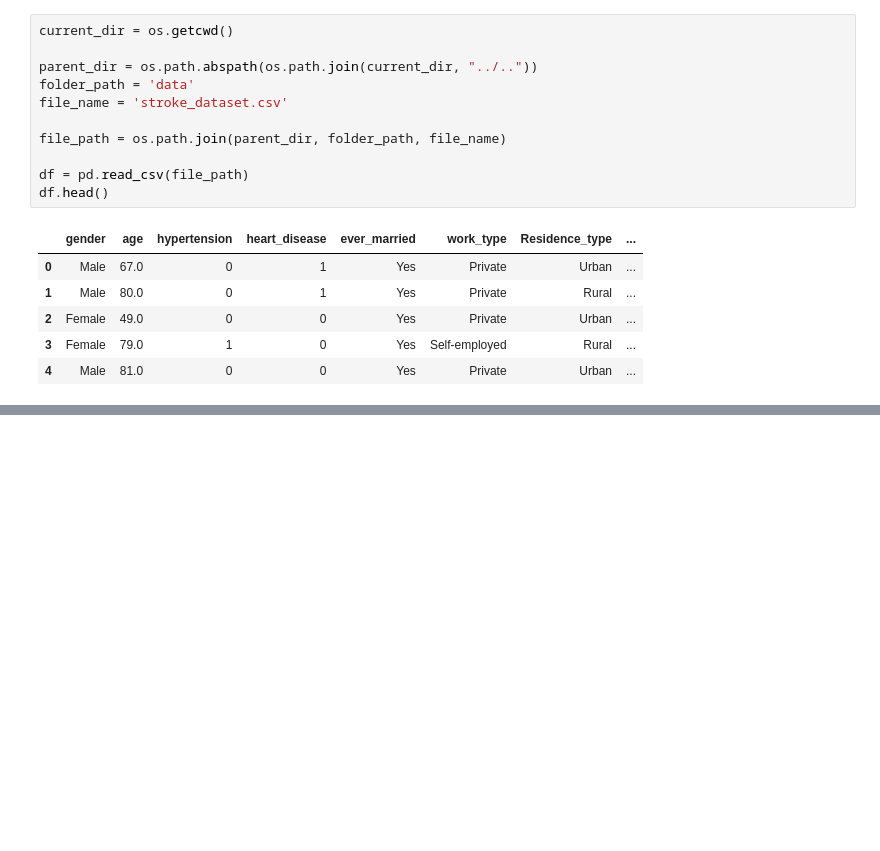
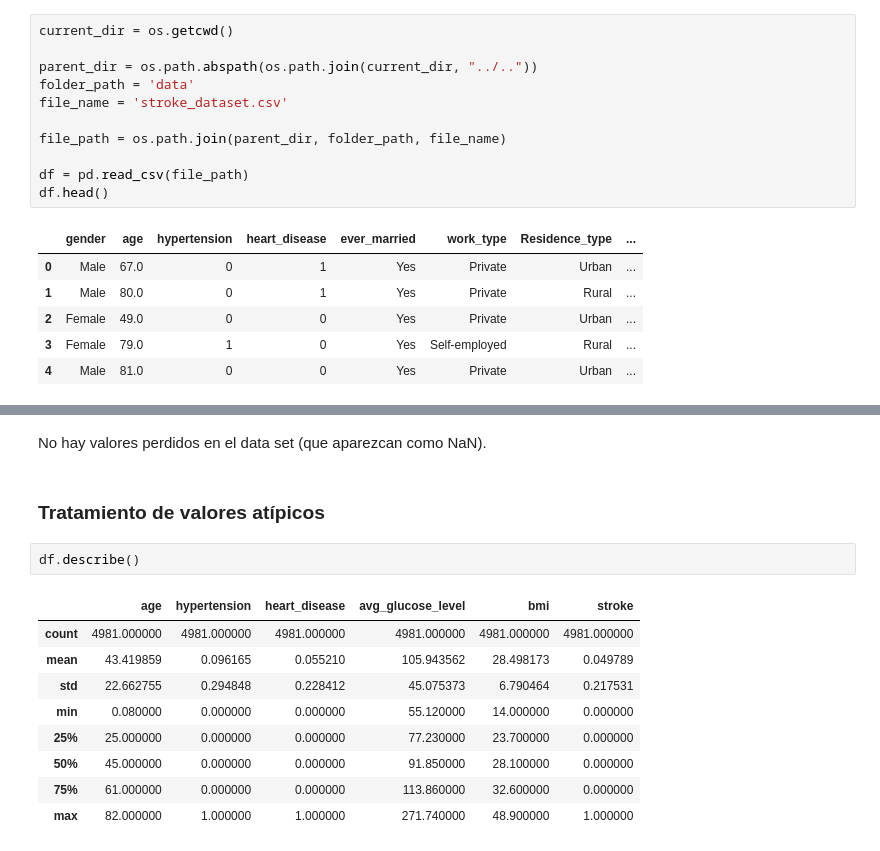
Before and after one commit to carrillo-p/DS_Grupo3, a Jupyter notebook: models/catboost/EDA.ipynb, the cells around one changed output, grey strips where cells are left out. Cells and saved outputs as stored; diff of their text form; blank space fills up the shorter version.

```diff
--- a/models/catboost/EDA.ipynb
+++ b/models/catboost/EDA.ipynb
@@ -26,0 +44,16 @@ df.head()
+# %% [markdown]
+No hay valores perdidos en el data set (que aparezcan como NaN).
+# %% [markdown]
+### Tratamiento de valores atípicos
+# %%
+df.describe()
+# %% [output]
+|  | age | hypertension | heart_disease | avg_glucose_level | bmi | stroke |
+| count | 4981.000000 | 4981.000000 | 4981.000000 | 4981.000000 | 4981.000000 | 4981.000000 |
+| mean | 43.419859 | 0.096165 | 0.055210 | 105.943562 | 28.498173 | 0.049789 |
+| std | 22.662755 | 0.294848 | 0.228412 | 45.075373 | 6.790464 | 0.217531 |
+| min | 0.080000 | 0.000000 | 0.000000 | 55.120000 | 14.000000 | 0.000000 |
+| 25% | 25.000000 | 0.000000 | 0.000000 | 77.230000 | 23.700000 | 0.000000 |
+| 50% | 45.000000 | 0.000000 | 0.000000 | 91.850000 | 28.100000 | 0.000000 |
+| 75% | 61.000000 | 0.000000 | 0.000000 | 113.860000 | 32.600000 | 0.000000 |
+| max | 82.000000 | 1.000000 | 1.000000 | 271.740000 | 48.900000 | 1.000000 |
```
Also changed, not shown: parts of 32 cells of this notebook, 1 other file.
